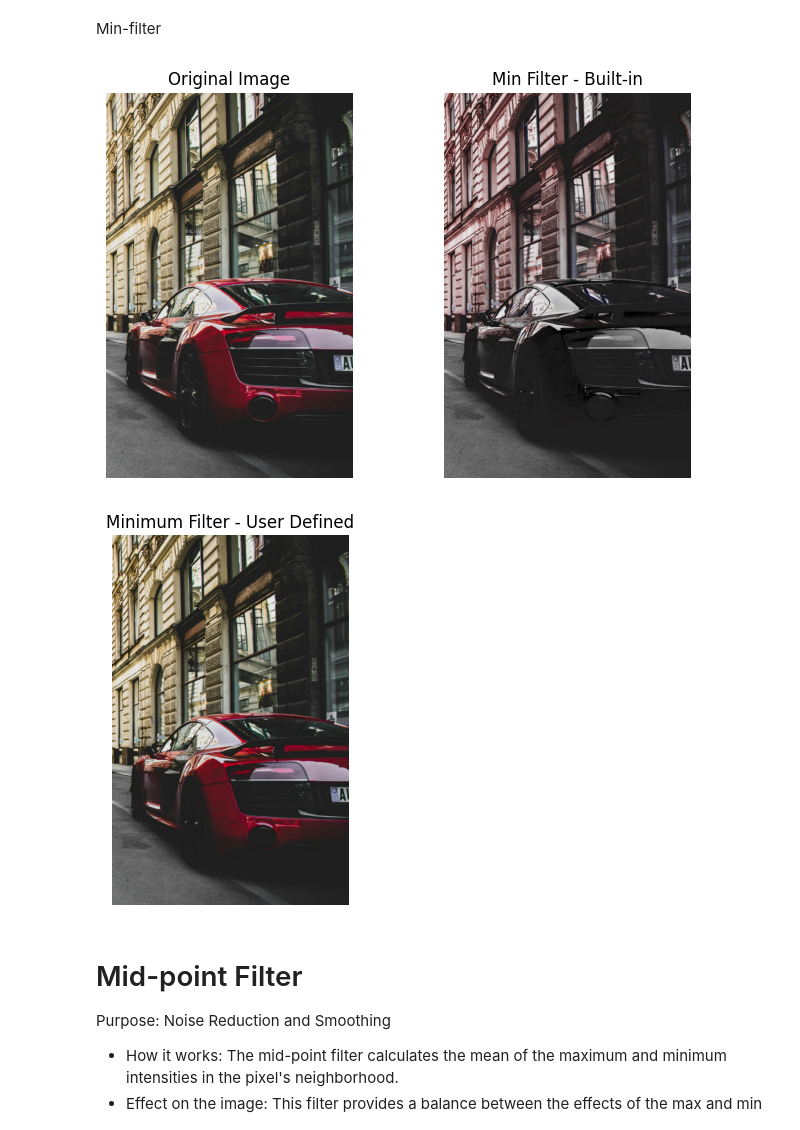
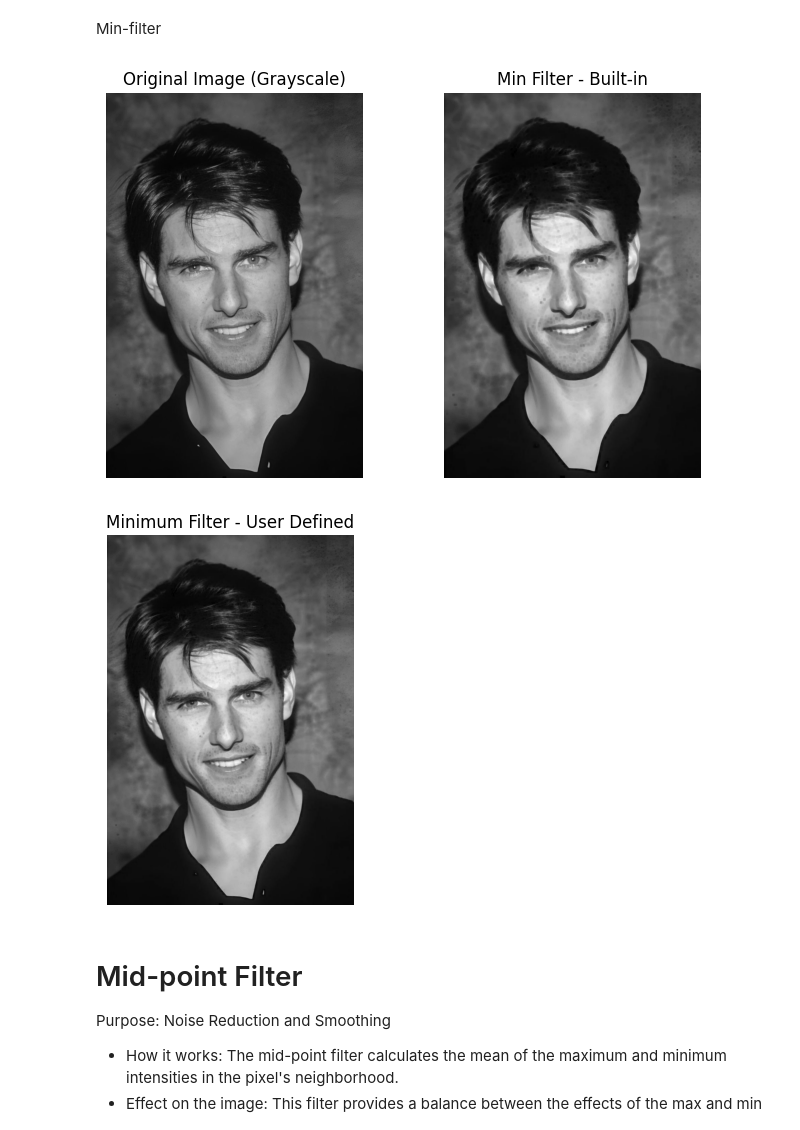
Before and after one commit to rahul-727/Computer-vision-lab-work, a Jupyter notebook: 2348544_CV_Lab_6.ipynb, the cells around one changed output. Drawn from its saved outputs; the diff is of its cells as text; code cells hidden in the pictures.

```diff
--- a/2348544_CV_Lab_6.ipynb
+++ b/2348544_CV_Lab_6.ipynb
@@ -3,15 +3,12 @@
 # %%
 import numpy as np
 import matplotlib.pyplot as plt
-from skimage import io, util
+import cv2
 from scipy.ndimage import median_filter, maximum_filter, minimum_filter
-from skimage.filters.rank import mean_bilateral
-from skimage.morphology import disk
 
-image_path = '/content/pexels-may-dayua-1545743.jpg'
-image = io.imread(image_path)
+image_gray = cv2.imread('/content/Films.jpeg', 0)
 
-plt.imshow(image)
+plt.imshow(image_gray, cmap='gray')
 plt.title('Original Image')
 plt.axis('off')
 plt.show()
@@ -117,45 +112,44 @@ Min-filter
 # %%
 # Built-in
 
-built_in_min_filtered_image = minimum_filter(image, size=3)
+min_filtered = cv2.erode(image_gray, np.ones((5, 5), np.uint8))
 
 plt.figure(figsize=(8, 5))
 
 plt.subplot(1, 2, 1)
-plt.imshow(image)
-plt.title('Original Image')
+plt.imshow(image_gray, cmap='gray')
+plt.title('Original Image (Grayscale)')
 plt.axis('off')
 
 plt.subplot(1, 2, 2)
-plt.imshow(built_in_min_filtered_image)
+plt.imshow(min_filtered, cmap='gray')
 plt.title('Min Filter - Built-in')
 plt.axis('off')
 plt.show()
 # %% [output]
-[figure, old version]
+[figure, new version]
 # %%
 # User-defined
 
 def min_filter_custom(image, kernel_size=3):
     pad_size = kernel_size // 2
-    padded_image = np.pad(image, ((pad_size, pad_size), (pad_size, pad_size), (0, 0)), 'constant', constant_values=255)
+    padded_image = np.pad(image, ((pad_size, pad_size), (pad_size, pad_size)), 'constant', constant_values=255)
     output_image = np.zeros_like(image)
 
     for i in range(image.shape[0]):
         for j in range(image.shape[1]):
-            for k in range(image.shape[2]):
-                neighborhood = padded_image[i:i+kernel_size, j:j+kernel_size, k]
-                output_image[i, j, k] = np.min(neighborhood)
+            neighborhood = padded_image[i:i+kernel_size, j:j+kernel_size]
+            output_image[i, j] = np.min(neighborhood)
     return output_image
 
-min_filtered_image = min_filter_custom(image)
+min_filtered_image = min_filter_custom(image_gray)
 
-plt.imshow(min_filtered_image)
+plt.imshow(min_filtered_image, cmap='gray')
 plt.title('Minimum Filter - User Defined')
 plt.axis('off')
 plt.show()
 # %% [output]
-[figure, old version]
+[figure, new version]
 # %% [markdown]
 # Mid-point Filter
 
```
Also changed, not shown: parts of 7 cells of this notebook.
